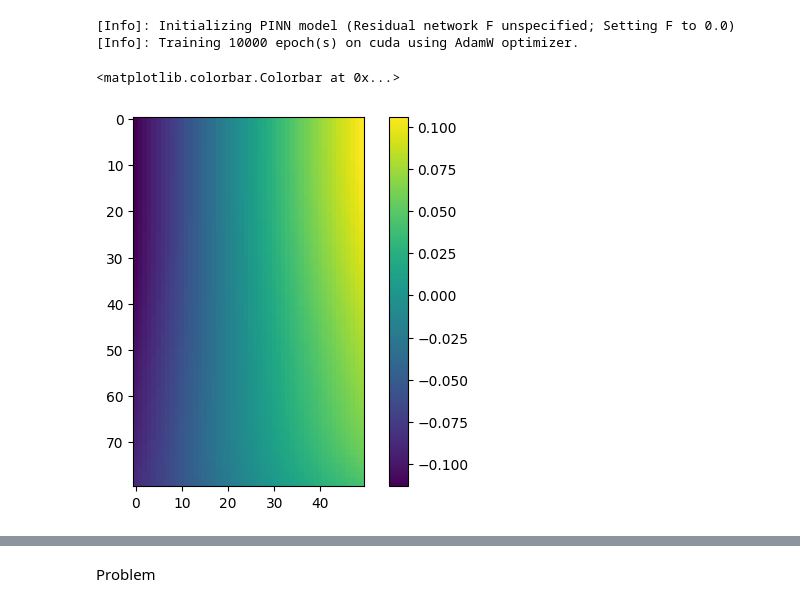
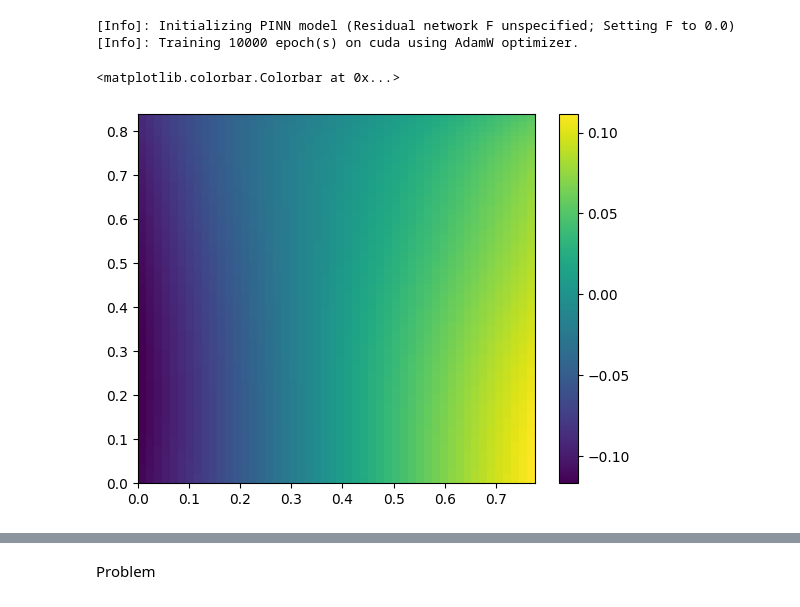
Before and after one commit to MEGAjosni/Master-Thesis, a Jupyter notebook: scripts/Continuity/Plasma-Playground.ipynb, the cells around one changed output, grey strips where cells are left out. Saved outputs shown, nothing was run; the diff lists cells and outputs as text; code cells hidden in the pictures.

```diff
--- a/scripts/Continuity/Plasma-Playground.ipynb
+++ b/scripts/Continuity/Plasma-Playground.ipynb
@@ -17,5 +35,5 @@ data = {key: data_files[key] for key in data_files.files}
 # %%
-x_cap_idx = 80
+x_cap_idx = 72
 x_lower_idx = 0
 
 # Problem data
@@ -266,0 +295,10 @@ N = Continuity(n0_net, dVdx_net, g1_net, g2_net, D_net, V_net, S_net, itaupar_ne
+# %%
+z_tensor.requires_grad = True
+N(z_tensor, ne_net(z_tensor))
+
+plt.imshow(abs(N(z_tensor, ne_net(z_tensor)).detach().numpy().reshape(len(x), len(t))), aspect='auto', origin='lower', extent=[t[0], t[-1], x[0], x[-1]])
+plt.colorbar()
+plt.xlabel('Time')
+plt.ylabel('Poloidal flux')
+plt.title('PDE residuals using neural network approximations of data')
+plt.show()
@@ -289,3 +327,12 @@ class UPINN(UPINN):
+# %%
+class UPINN(UPINN):
+
+    def get_loss(self):
+        bc_loss = self.bc_loss()*10
+        data_loss = self.data_loss()
+        pde_loss = self.pde_loss()*0
+        loss = bc_loss + data_loss + pde_loss
+        return loss, bc_loss, data_loss, pde_loss
 # %%
 u = FNN(
     dims=[2, 20, 20, 20, 20, 20, 20, 20, 20, 1],
@@ -298,8 +345,9 @@ model.train_loop(10000)
 [Info]: Initializing PINN model (Residual network F unspecified; Setting F to 0.0)
 [Info]: Training 10000 epoch(s) on cuda using AdamW optimizer.
 # %%
-plt.imshow(u(z_tensor).detach().numpy().reshape(len(x), len(t)))
+model.to('cpu')
+plt.imshow(u(z_tensor).detach().numpy().reshape(len(x), len(t)), origin='lower', aspect='auto', extent=[t[0], t[-1], x[0], x[-1]])
 plt.colorbar()
 # %% [output]
 <matplotlib.colorbar.Colorbar at 0x...>
-[figure, old version]
+[figure, new version]
```
Also changed, not shown: parts of 7 cells of this notebook, 7 other files.
